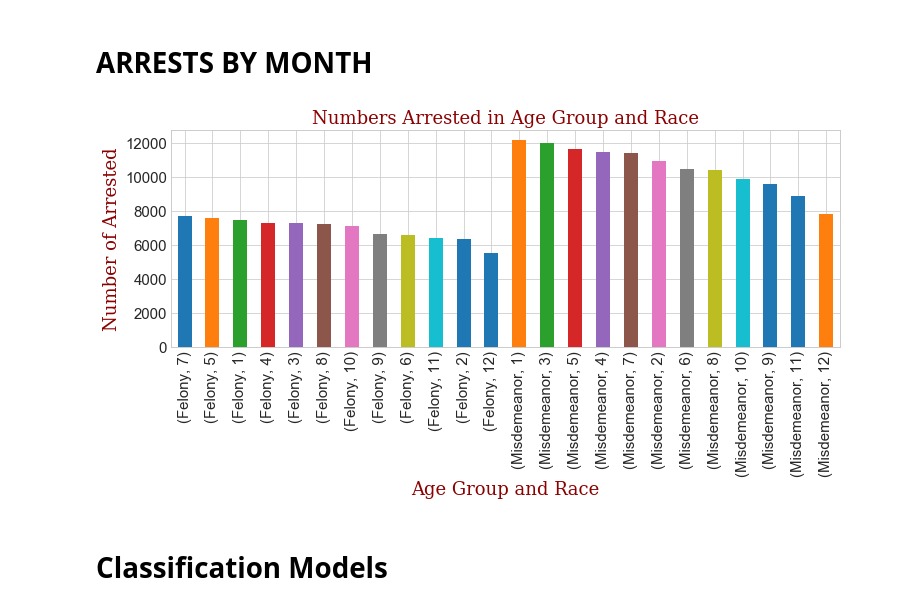
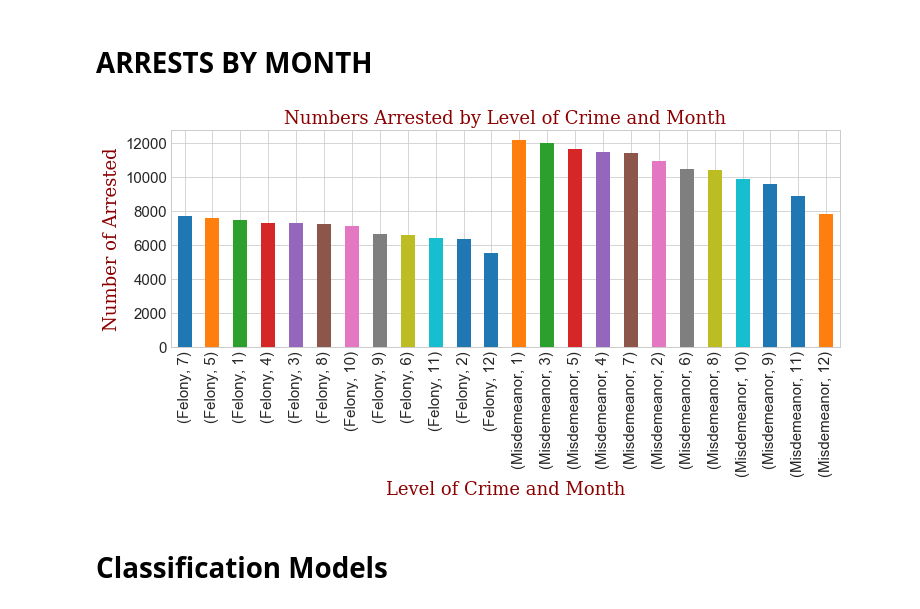
Before and after one commit to city-college-machine-learning/NYPD_Arrest_Analysis, a Jupyter notebook: Jiffar_analysis_level_of_crime.ipynb, the cells around one changed output. Cells and saved outputs as stored; diff of their text form; code cells hidden in the pictures.

Commit message:
fixed charts

```diff
--- a/Jiffar_analysis_level_of_crime.ipynb
+++ b/Jiffar_analysis_level_of_crime.ipynb
@@ -403,14 +403,14 @@ ax.tick_params(labelsize=16)
 # %%
 plt.style.use('seaborn-whitegrid')
 fig = plt.figure(num=None, figsize=(12, 4))
 ax = plt.axes()
 ax = data.groupby('LEVEL_OF_OFFENSE').ARREST_MONTH.value_counts(sort=True).plot(kind='bar')
-ax.set_title('Numbers Arrested in Age Group and Race',fontsize=18,fontdict=font)
-ax.set_xlabel("Age Group and Race",fontsize=18,fontdict=font)
+ax.set_title('Numbers Arrested by Level of Crime and Month',fontsize=18,fontdict=font)
+ax.set_xlabel("Level of Crime and Month",fontsize=18,fontdict=font)
 ax.set_ylabel("Number of Arrested",fontsize=18,fontdict=font)
 ax.tick_params(labelsize=15)
 # %% [output]
-[figure, old version]
+[figure, new version]
 # %% [markdown]
 # Classification Models
 # %%
```
Also changed, not shown: parts of 23 cells of this notebook, 1 other file.
